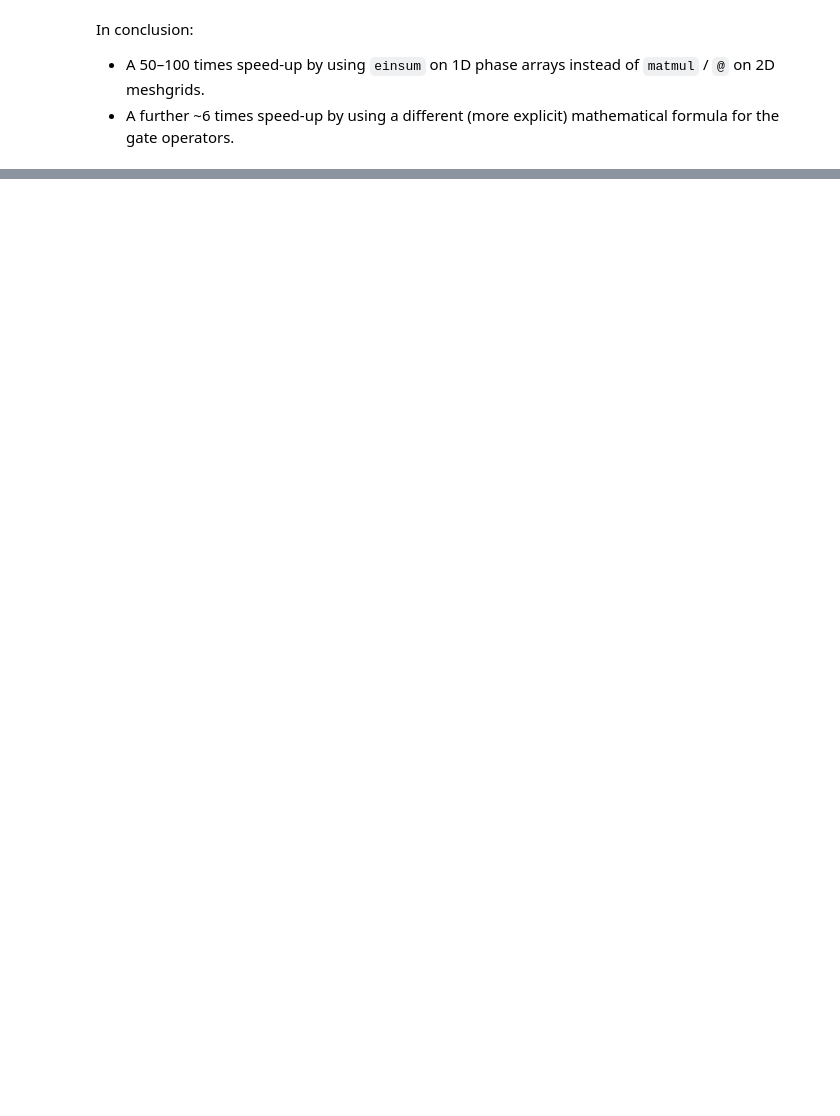
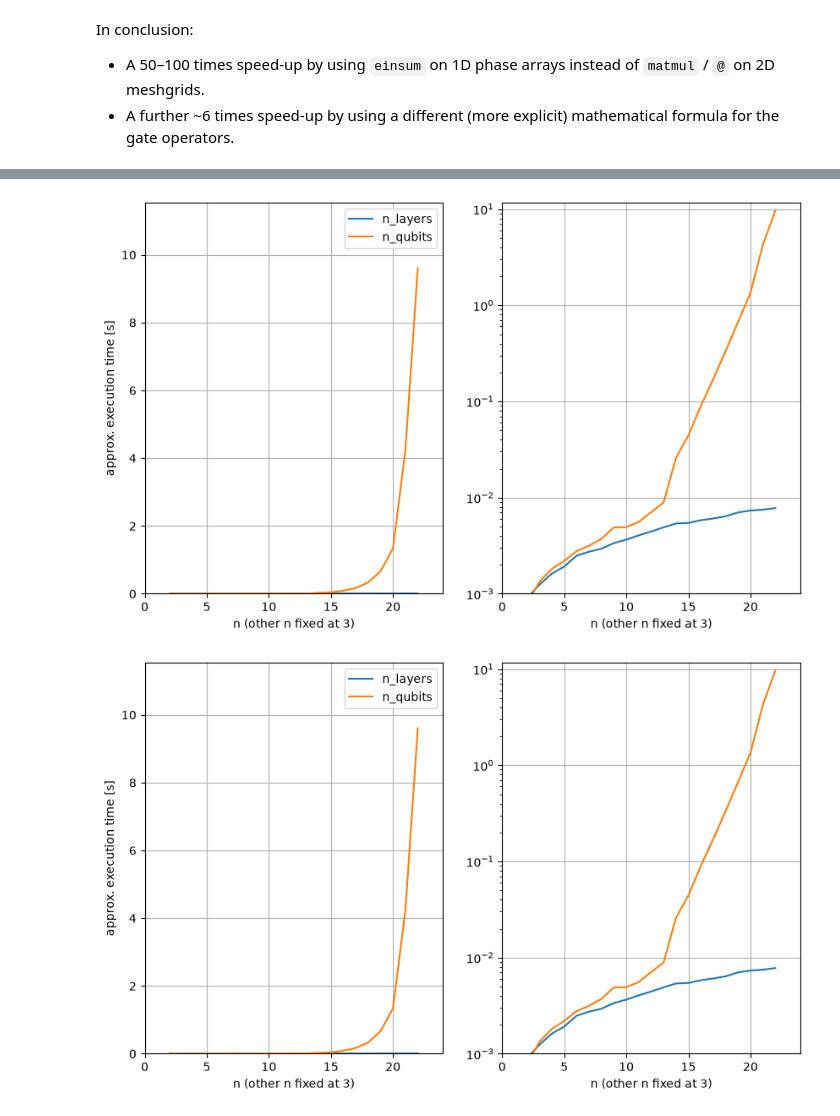
Before and after one commit to kieranroneill/sciqis, a Jupyter notebook: demos/Profiling and optimising code.ipynb, the cells around one changed output, grey strips where cells are left out. Drawn from its saved outputs; the diff is of its cells as text; code cells hidden in the pictures; blank space fills up the shorter version.

```diff
--- a/demos/Profiling and optimising code.ipynb
+++ b/demos/Profiling and optimising code.ipynb
@@ -376,12 +528,0 @@ thetas = np.linspace(0, 2*np.pi, 180, endpoint=False)
-# %%
-nq = 3
-times_nl = []
-for nl in range(2, 21):
-    t = %timeit -o run_ansatz(nq, nl, theta=0)
-    times_nl.append(t)
-# %%
-nl = 3
-times_nq = []
-for nq in range(2, 21):
-    t = %timeit -o run_ansatz(nq, nl, theta=0)
-    times_nq.append(t)
@@ -456,0 +675,45 @@ import qcircsim
+# %%
+times_nl = []
+times_nq = []
+nl_fixed = 3
+nq_fixed = 3
+nmax=23
+# timeit_r = 5
+
+frames = []
+
+fig, ax = plt.subplots(1, 2, figsize=(10,6))
+
+for n in range(2, nmax):
+    tl = %timeit -o -r 5 run_ansatz(nq_fixed, n, theta=0)
+    tq = %timeit -o -r 5 run_ansatz(n, nl_fixed, theta=0)
+    times_nl.append(tl)
+    times_nq.append(tq)
+    frames.append((times_nl.copy(), times_nq.copy()))
+    max_time = max(max([t.average for t in times_nl]),
+                   max([t.average for t in times_nq]))
+
+    ax[0].clear()
+    ax[1].clear()
+
+    ax[0].plot(range(2, n+1), [t.average for t in times_nl], label='n_layers')
+    ax[0].plot(range(2, n+1), [t.average for t in times_nq], label='n_qubits')
+    ax[0].grid()
+    ax[0].legend()
+    ax[0].set_xlim(0, nmax+1)
+    ax[0].set_ylim(0, 1.2 * max_time)
+    ax[0].set_ylabel('approx. execution time [s]')
+    ax[0].set_xlabel('n (other n fixed at 3)')
+
+    ax[1].semilogy(range(2, n+1), [t.average for t in times_nl], label='n_layers')
+    ax[1].semilogy(range(2, n+1), [t.average for t in times_nq], label='n_qubits')
+    ax[1].grid()
+    ax[1].set_xlim(0, nmax+1)
+    ax[1].set_ylim(.001, 1.2 * max_time)
+    ax[1].set_xlabel('n (other n fixed at 3)')
+
+    clear_output(wait=True)
+    display(fig)
+# %% [output]
+[figure, added]
+[figure, added]
```
Also changed, not shown: parts of 45 cells of this notebook.
